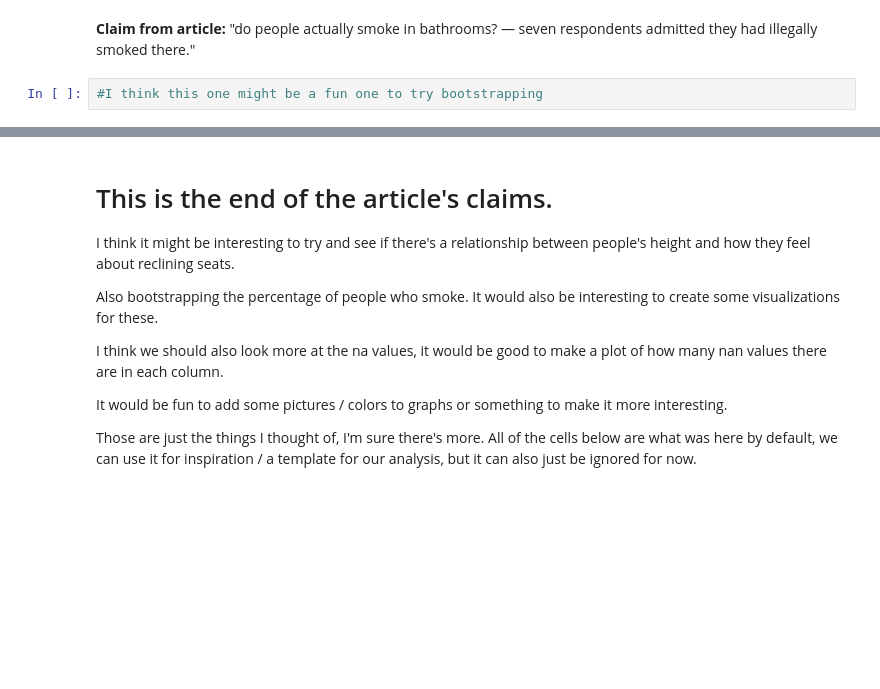
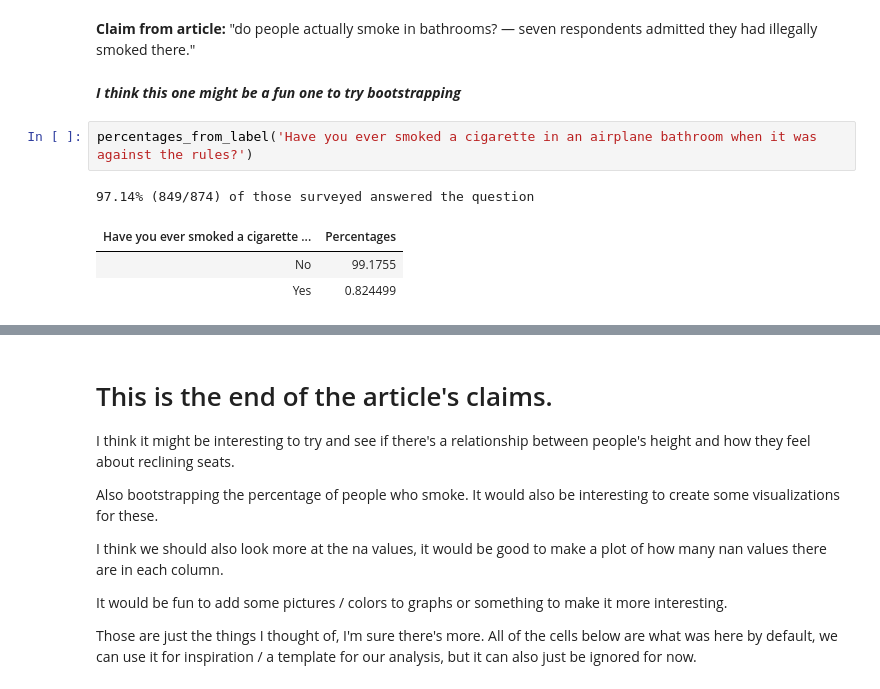
Before and after one commit to ls88-openscienceconnector/final-project-team-2, a Jupyter notebook: notebooks/airplane-analysis.ipynb, the cells around one changed output, grey strips where cells are left out. Saved outputs shown, nothing was run; the diff lists cells and outputs as text; blank space fills up the shorter version.

```diff
--- a/notebooks/airplane-analysis.ipynb
+++ b/notebooks/airplane-analysis.ipynb
@@ -228,5 +228,12 @@ percentages_from_label("Have you ever used personal electronics during take off
 | Yes | 16.0188 |
 # %% [markdown]
 **Claim from article:** "do people actually smoke in bathrooms? — seven respondents admitted they had illegally smoked there."
-# %%
-#I think this one might be a fun one to try bootstrapping
+# %% [markdown]
+***I think this one might be a fun one to try bootstrapping***
+# %%
+percentages_from_label('Have you ever smoked a cigarette in an airplane bathroom when it was against the rules?')
+# %% [output]
+97.14% (849/874) of those surveyed answered the question
+| Have you ever smoked a cigarette ... | Percentages |
+| No | 99.1755 |
+| Yes | 0.824499 |
```
Also changed, not shown: parts of 17 cells of this notebook.
